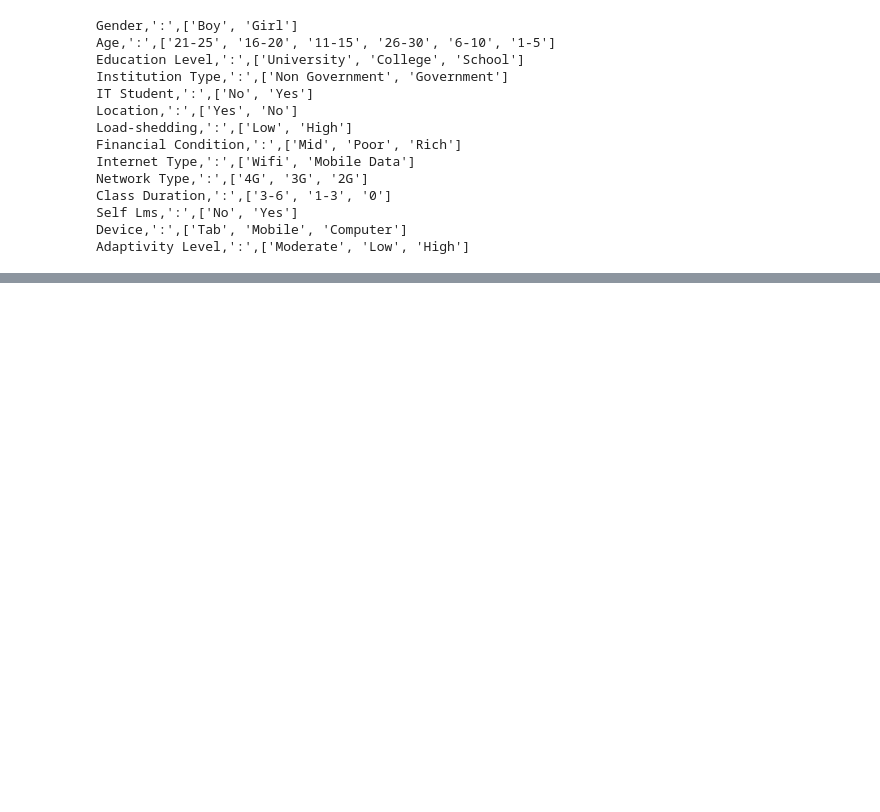
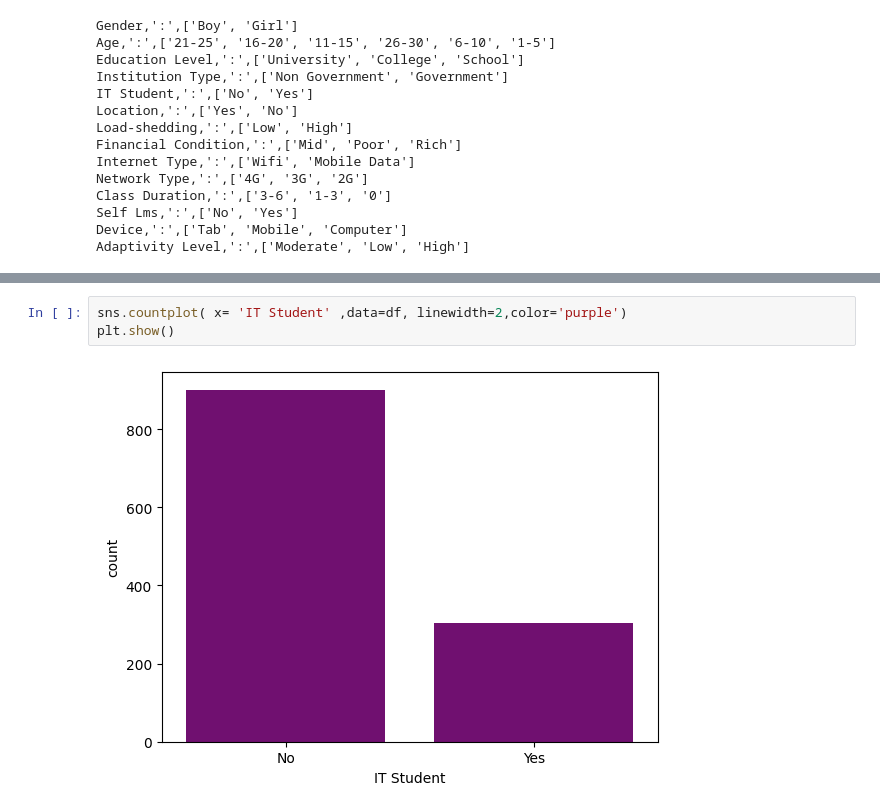
Before and after one commit to Diwash17/IPL-project-, a Jupyter notebook: Students_adaptability_in_online_education_.ipynb, the cells around one changed output, grey strips where cells are left out. Drawn from its saved outputs; the diff is of its cells as text; blank space fills up the shorter version.

```diff
--- a/Students_adaptability_in_online_education_.ipynb
+++ b/Students_adaptability_in_online_education_.ipynb
@@ -168,0 +184,5 @@ px.pie(df,'Institution Type')
+# %%
+sns.countplot( x= 'IT Student' ,data=df, linewidth=2,color='purple')
+plt.show()
+# %% [output]
+[figure, added]
```
Also changed, not shown: parts of 5 cells of this notebook.
